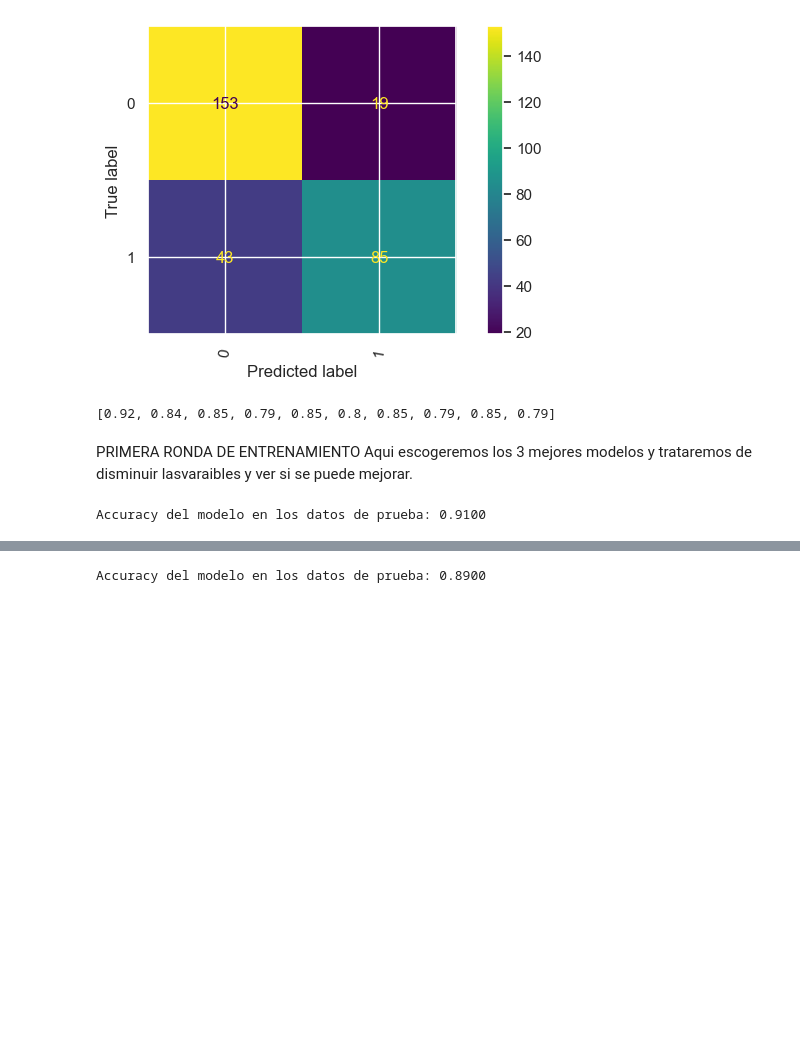
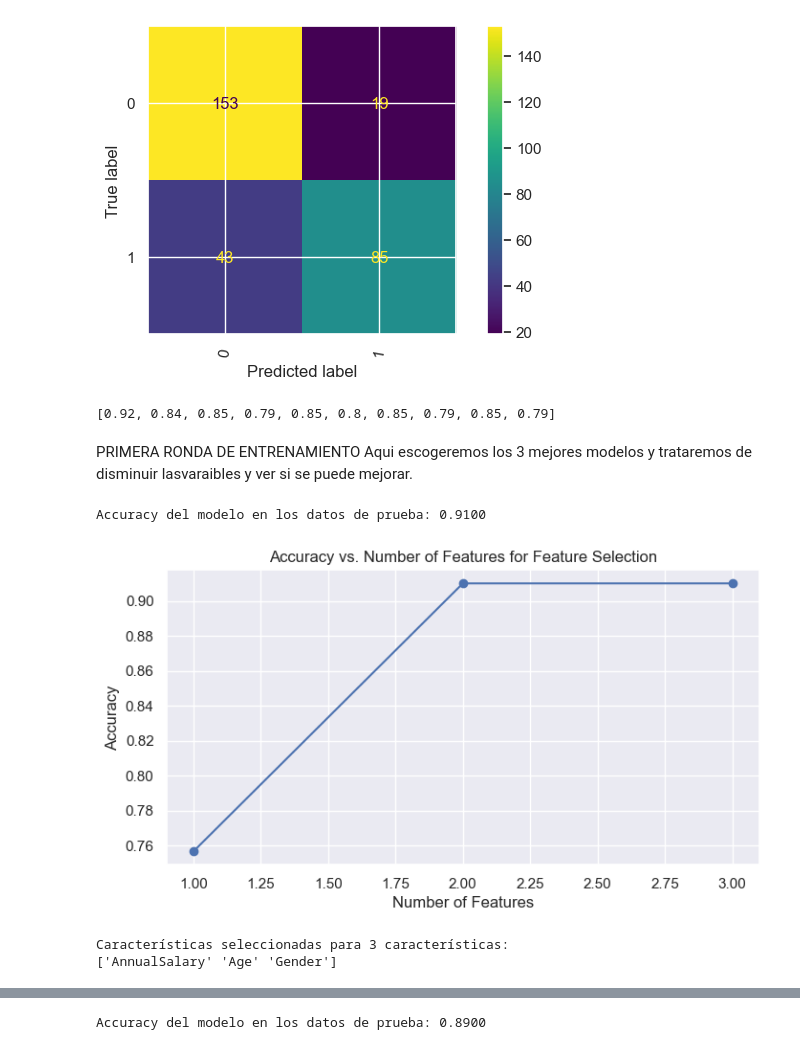
Before and after one commit to jluis-ml/Proyecto-venta-de-autos, a Jupyter notebook: 4_Modelling.ipynb, the cells around one changed output, grey strips where cells are left out. Drawn from its saved outputs; the diff is of its cells as text; code cells hidden in the pictures; blank space fills up the shorter version.

```diff
--- a/4_Modelling.ipynb
+++ b/4_Modelling.ipynb
@@ -912,6 +956,12 @@ accuracy = dtc_top1.score(X_test, y_test)
 print(f"Accuracy del modelo en los datos de prueba: {accuracy:.4f}")
 # %% [output]
 Accuracy del modelo en los datos de prueba: 0.9100
+# %%
+evaluate_model_with_feature_selection(dtc_top1, X_train, X_test, y_train, y_test)
+# %% [output]
+[figure, added]
+Características seleccionadas para 3 características:
+['AnnualSalary' 'Age' 'Gender']
 # %%
 rf_top2 = RandomForestClassifier(
     class_weight='balanced',
```
Also changed, not shown: parts of 16 cells of this notebook.
